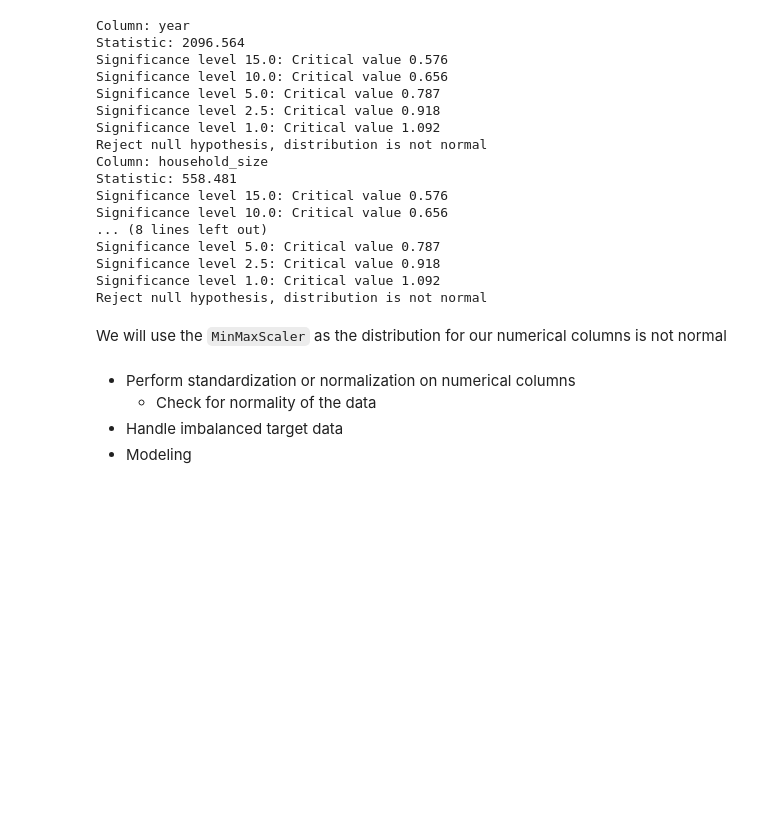
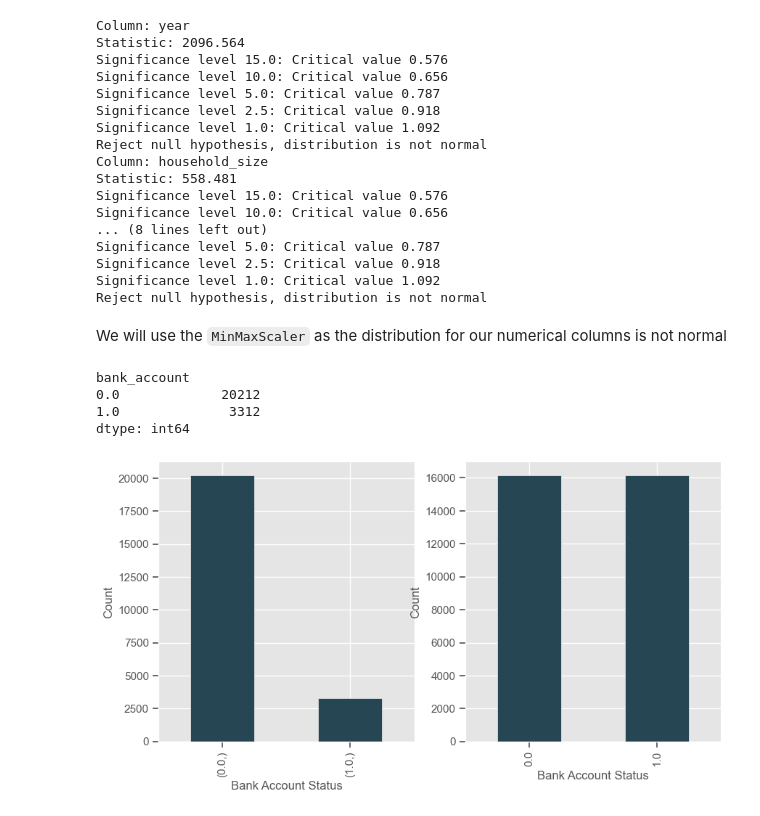
Before and after one commit to WaeniKakenyi/Financial_inclusion_in_Africa, a Jupyter notebook: Financial_inclusion_in_africa.ipynb, the cells around one changed output. Saved outputs shown, nothing was run; the diff lists cells and outputs as text; code cells hidden in the pictures; blank space fills up the shorter version.

```diff
--- a/Financial_inclusion_in_africa.ipynb
+++ b/Financial_inclusion_in_africa.ipynb
@@ -799,7 +810,12 @@ def preprocessing(df):
     if 'cat__bank_account_Yes' in preprocessed_df.columns:
         # Split the  training data into training and validation sets
         X_train, X_val, y_train, y_val = train_test_split(preprocessed_df.drop('cat__bank_account_Yes',axis=1), preprocessed_df['cat__bank_account_Yes'], test_size=0.2, random_state=42)
-        return  X_train, X_val, y_train, y_val
+
+        # Balance the trainig data
+        sm = SMOTE(random_state=42)
+        X_smote, y_smote = sm.fit_resample(X_train, y_train)
+
+        return  X_smote, X_val, y_smote, y_val
     else:
         # Return a preprocessed dataframe
         return preprocessed_df
@@ -809,8 +825,24 @@ X_train, X_val, y_train, y_val = preprocessing(data)
 
 # Preprocess the data from the test dataframe
 preprocessed_test = preprocessing(test)
-# %% [markdown]
-- Perform standardization or normalization on numerical columns
-    - Check for normality of the data
-- Handle imbalanced target data
-- Modeling
+# %%
+bank_account_encoded.value_counts().plot
+# %% [output]
+bank_account
+0.0             20212
+1.0              3312
+dtype: int64
+# %%
+# Confirm that the data has been balanced
+# y_train.value_counts().plot(kind='bar')
+figure, axs = plt.subplots(ncols=2,figsize=(10,5))
+bank_account_encoded.value_counts().plot(kind='bar', ax=axs[0],color='#264653')
+y_train.value_counts().plot(kind='bar', ax=axs[1], color='#264653')
+axs[0].set_xlabel('Bank Account Status')
+axs[1].set_xlabel('Bank Account Status')
+axs[0].set_ylabel('Count')
+axs[1].set_ylabel('Count')
+
+plt.show()
+# %% [output]
+[figure, added]
```
Also changed, not shown: parts of 21 cells of this notebook.
